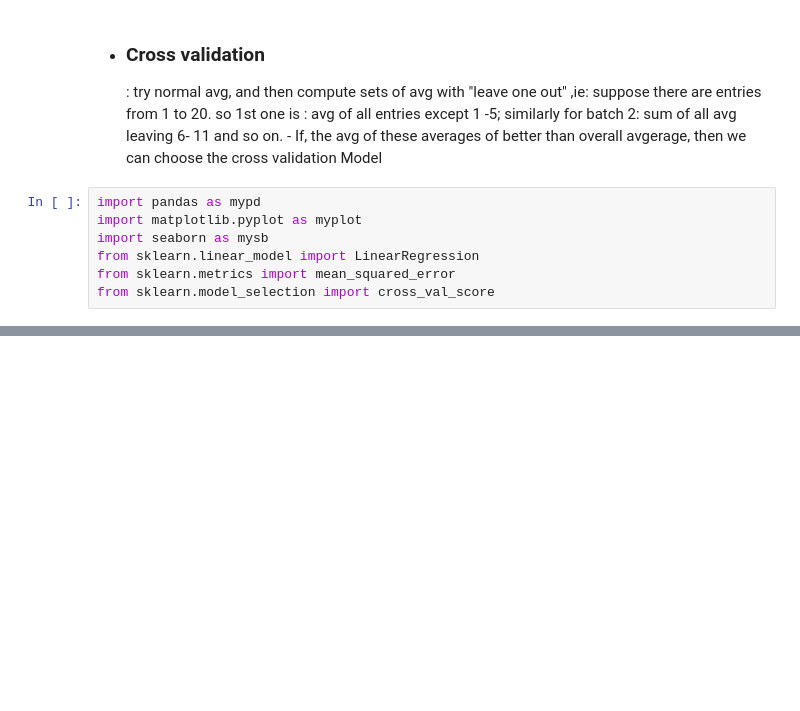
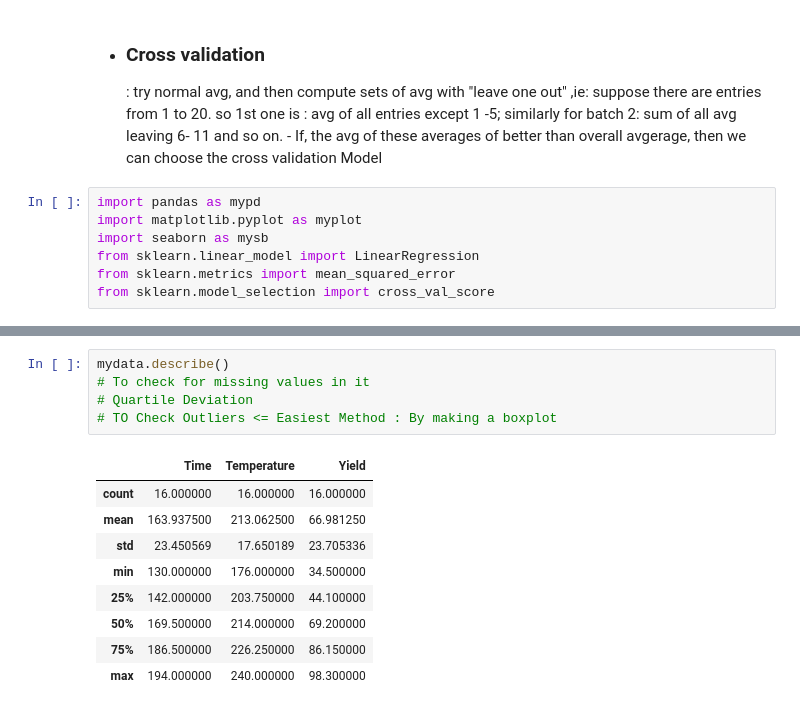
Before and after one commit to subru-37/IBM-Workshop, a Jupyter notebook: IBM-DLWS-hackshaw.ipynb, the cells around one changed output, grey strips where cells are left out. Saved outputs shown, nothing was run; the diff lists cells and outputs as text; blank space fills up the shorter version.

```diff
--- a/IBM-DLWS-hackshaw.ipynb
+++ b/IBM-DLWS-hackshaw.ipynb
@@ -41,0 +58,15 @@ FileNotFoundError: [Errno 2] No such file or directory: 'Mult_Reg_Yield.csv'
+# %%
+mydata.describe()
+# To check for missing values in it
+# Quartile Deviation
+# TO Check Outliers <= Easiest Method : By making a boxplot
+# %% [output]
+|  | Time | Temperature | Yield |
+| count | 16.000000 | 16.000000 | 16.000000 |
+| mean | 163.937500 | 213.062500 | 66.981250 |
+| std | 23.450569 | 17.650189 | 23.705336 |
+| min | 130.000000 | 176.000000 | 34.500000 |
+| 25% | 142.000000 | 203.750000 | 44.100000 |
+| 50% | 169.500000 | 214.000000 | 69.200000 |
+| 75% | 186.500000 | 226.250000 | 86.150000 |
+| max | 194.000000 | 240.000000 | 98.300000 |
```
Also changed, not shown: parts of 18 cells of this notebook.
